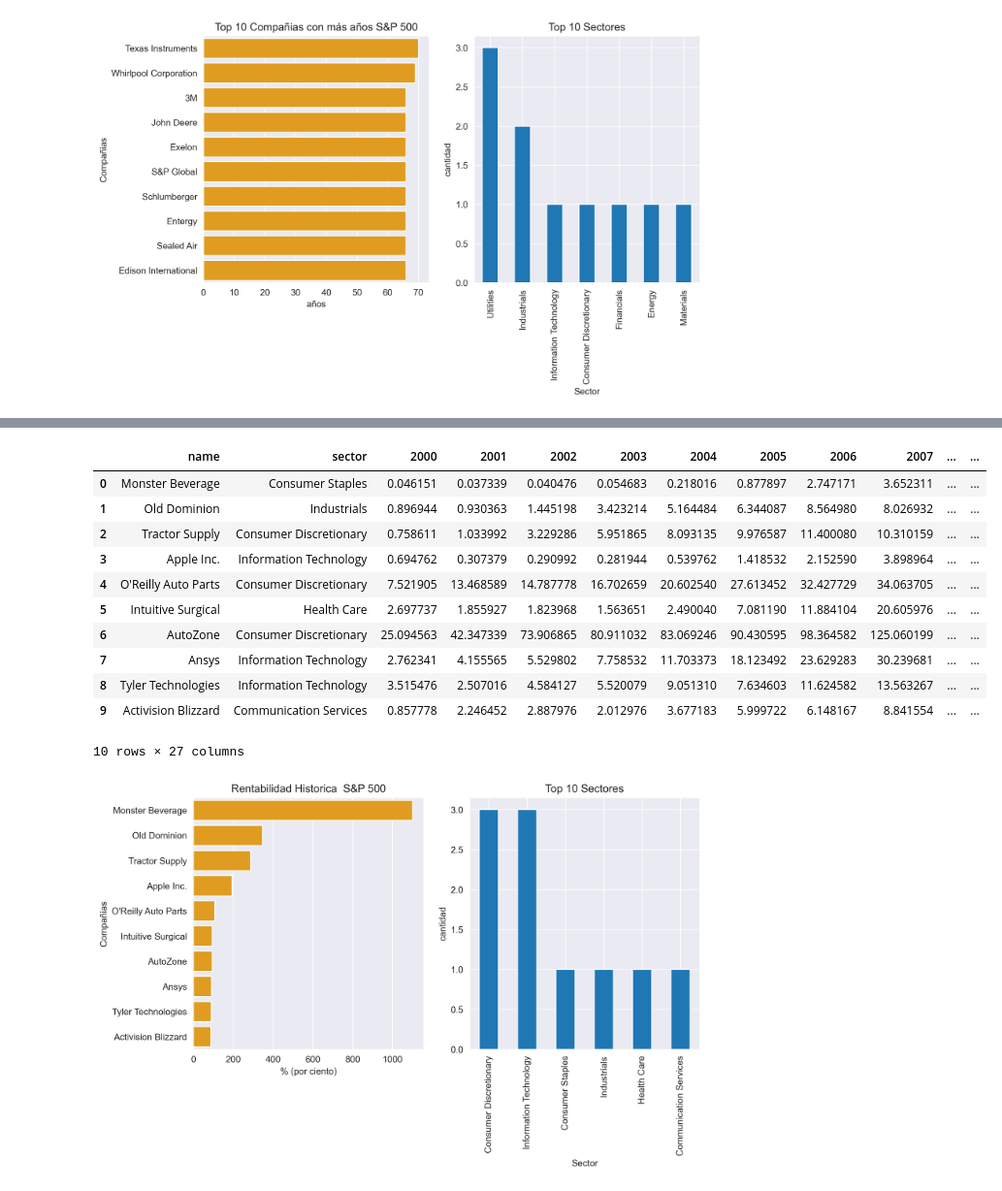
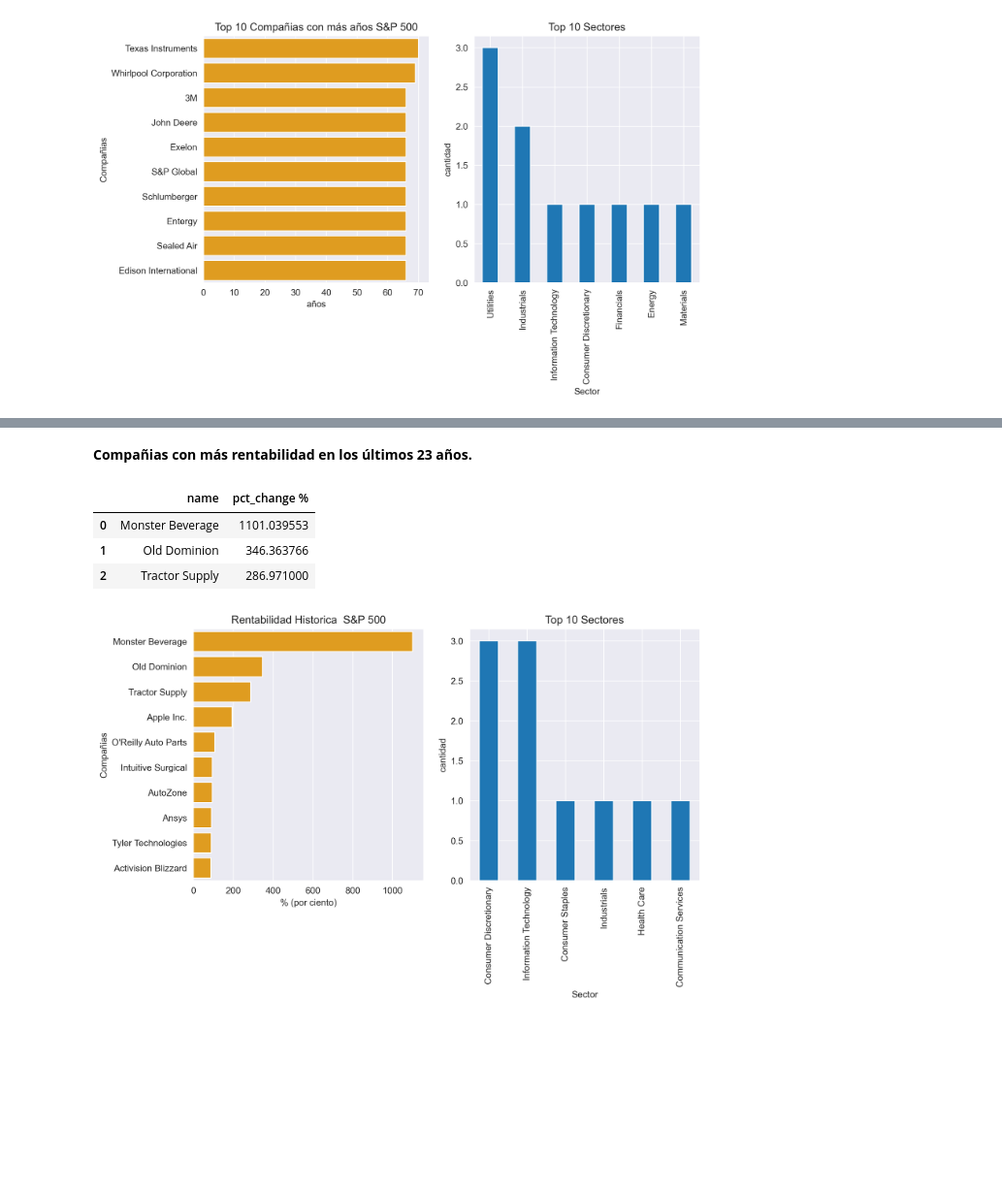
Before and after one commit to jospinoponce/AnalisisDeMercadoSP500, a Jupyter notebook: Notebooks/2.EDA_report.ipynb, the cells around one changed output, grey strips where cells are left out. Shown at 97% size. Saved outputs shown, nothing was run; the diff lists cells and outputs as text; code cells hidden in the pictures; blank space fills up the shorter version.

```diff
--- a/Notebooks/2.EDA_report.ipynb
+++ b/Notebooks/2.EDA_report.ipynb
@@ -9,5 +12,6 @@ import warnings
 # %%
 # Se cargan los datasets creados
 
-df=pd.read_csv("../datasets/df.csv")
-df_day=pd.read_csv("../datasets/df_day.csv")
+df_año=pd.read_csv("../datasets/df_año.csv")  # dataset #1
+df_day=pd.read_csv("../datasets/df_day.csv")  # dataset #2
+df_all=pd.read_csv("../datasets/df_all.csv")  # dataset #3
@@ -143,32 +274,25 @@ Al calcular el valor porcentual de la variación que tiene el precio ('adj Close
+# %% [markdown]
+**Compañias con más rentabilidad en los últimos 23 años.**
 # %%
 # RENTABILIDAD HISTORICA DEL AÑO 2000 AL 2023 (Top 10)
 
 # Se toma las variables a analizar a travez de sus indices de columnas
-df1_5 = df.iloc[:, [1, 3] + list(range(4, 28))]
+df1_5 = df_año.iloc[:, [1, 3] + list(range(4, 28))]
 
 
-df1_5 = df1_5.rename(columns={df.columns[27]: 'año_23'})
+df1_5['pct_change %'] = df1_5.iloc[:, [2,25]].pct_change(axis='columns')['2023']
 
-# Se calcula la variable el 'pct_change'
-df1_5['pct_change'] = df1_5.iloc[:, [2,25]].pct_change(axis='columns')['año_23']
 
-# Se ordena el dataframe descendentemente en 'pct_change'
-df1_5=df1_5.sort_values(by='pct_change', ascending=False).head(10).reset_index(drop=True)
+# Se ordena el dataframe descendentemente en 'pct_change %'
 
-df1_5
+df1_5=df1_5.sort_values(by='pct_change %', ascending=False).head(10).reset_index(drop=True)
+
+df1_5[['name','pct_change %']].head(3)
 # %% [output]
-|  | name | sector | 2000 | 2001 | 2002 | 2003 | 2004 | 2005 | 2006 | 2007 | ... | ... |
-| 0 | Monster Beverage | Consumer Staples | 0.046151 | 0.037339 | 0.040476 | 0.054683 | 0.218016 | 0.877897 | 2.747171 | 3.652311 | ... | ... |
-| 1 | Old Dominion | Industrials | 0.896944 | 0.930363 | 1.445198 | 3.423214 | 5.164484 | 6.344087 | 8.564980 | 8.026932 | ... | ... |
-| 2 | Tractor Supply | Consumer Discretionary | 0.758611 | 1.033992 | 3.229286 | 5.951865 | 8.093135 | 9.976587 | 11.400080 | 10.310159 | ... | ... |
-| 3 | Apple Inc. | Information Technology | 0.694762 | 0.307379 | 0.290992 | 0.281944 | 0.539762 | 1.418532 | 2.152590 | 3.898964 | ... | ... |
-| 4 | O'Reilly Auto Parts | Consumer Discretionary | 7.521905 | 13.468589 | 14.787778 | 16.702659 | 20.602540 | 27.613452 | 32.427729 | 34.063705 | ... | ... |
-| 5 | Intuitive Surgical | Health Care | 2.697737 | 1.855927 | 1.823968 | 1.563651 | 2.490040 | 7.081190 | 11.884104 | 20.605976 | ... | ... |
-| 6 | AutoZone | Consumer Discretionary | 25.094563 | 42.347339 | 73.906865 | 80.911032 | 83.069246 | 90.430595 | 98.364582 | 125.060199 | ... | ... |
-| 7 | Ansys | Information Technology | 2.762341 | 4.155565 | 5.529802 | 7.758532 | 11.703373 | 18.123492 | 23.629283 | 30.239681 | ... | ... |
-| 8 | Tyler Technologies | Information Technology | 3.515476 | 2.507016 | 4.584127 | 5.520079 | 9.051310 | 7.634603 | 11.624582 | 13.563267 | ... | ... |
-| 9 | Activision Blizzard | Communication Services | 0.857778 | 2.246452 | 2.887976 | 2.012976 | 3.677183 | 5.999722 | 6.148167 | 8.841554 | ... | ... |
+|  | name | pct_change % |
+| 0 | Monster Beverage | 1101.039553 |
+| 1 | Old Dominion | 346.363766 |
+| 2 | Tractor Supply | 286.971000 |
-10 rows × 27 columns
 # %%
 # Se crea subplot
 fig, ax = plt.subplots(1, 2, figsize=(10, 5),dpi=300)
```
Also changed, not shown: parts of 31 cells of this notebook, 6 other files.
